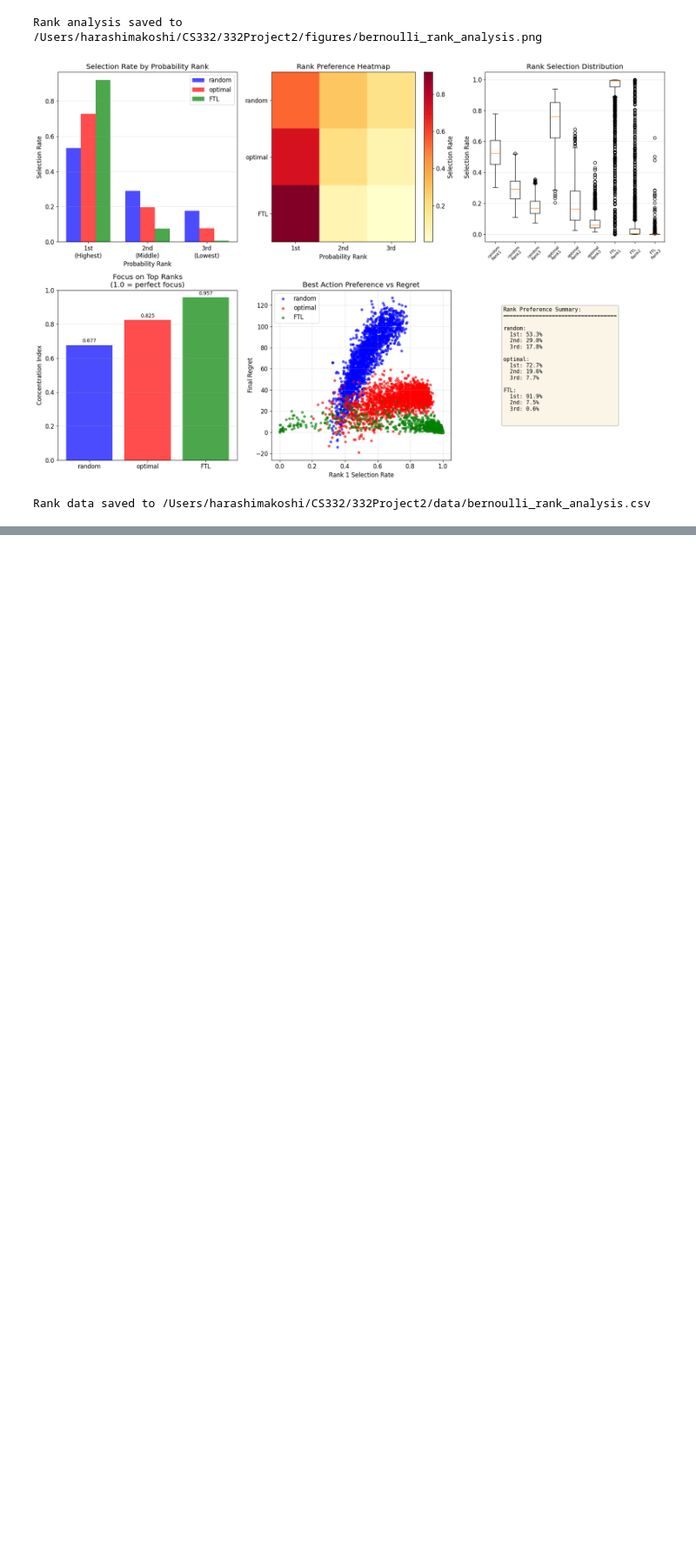
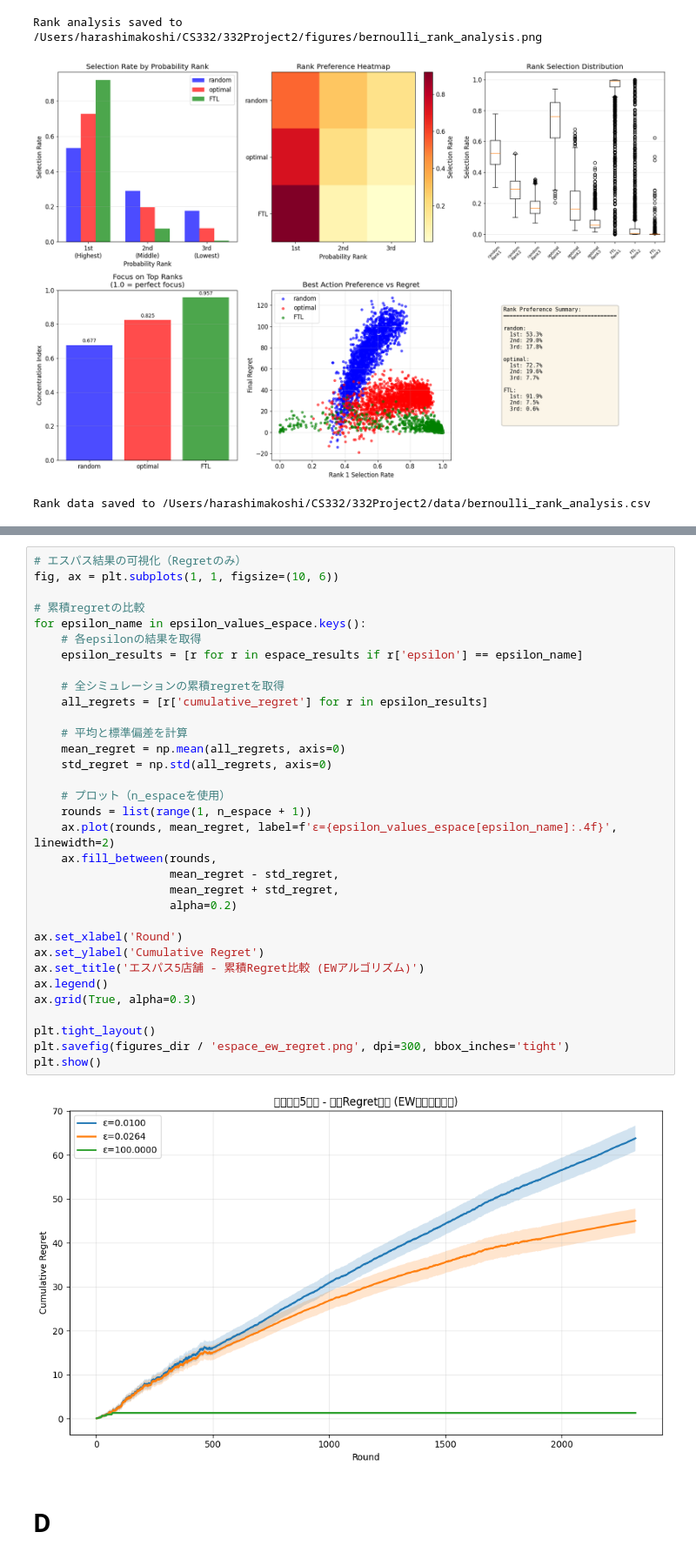
Before and after one commit to KoshiHarashima/CS332, a Jupyter notebook: 332Project2/code/final_analysis.ipynb, the cells around one changed output, grey strips where cells are left out. Shown at 87% size. Cells and saved outputs as stored; diff of their text form; blank space fills up the shorter version.

```diff
--- a/332Project2/code/final_analysis.ipynb
+++ b/332Project2/code/final_analysis.ipynb
@@ -670,0 +575,37 @@ Action Statistics:
+# %%
+# エスパス結果の可視化（Regretのみ）
+fig, ax = plt.subplots(1, 1, figsize=(10, 6))
+
+# 累積regretの比較
+for epsilon_name in epsilon_values_espace.keys():
+    # 各epsilonの結果を取得
+    epsilon_results = [r for r in espace_results if r['epsilon'] == epsilon_name]
+
+    # 全シミュレーションの累積regretを取得
+    all_regrets = [r['cumulative_regret'] for r in epsilon_results]
+
+    # 平均と標準偏差を計算
+    mean_regret = np.mean(all_regrets, axis=0)
+    std_regret = np.std(all_regrets, axis=0)
+
+    # プロット（n_espaceを使用）
+    rounds = list(range(1, n_espace + 1))
+    ax.plot(rounds, mean_regret, label=f'ε={epsilon_values_espace[epsilon_name]:.4f}', linewidth=2)
+    ax.fill_between(rounds,
+                    mean_regret - std_regret,
+                    mean_regret + std_regret,
+                    alpha=0.2)
+
+ax.set_xlabel('Round')
+ax.set_ylabel('Cumulative Regret')
+ax.set_title('エスパス5店舗 - 累積Regret比較 (EWアルゴリズム)')
+ax.legend()
+ax.grid(True, alpha=0.3)
+
+plt.tight_layout()
+plt.savefig(figures_dir / 'espace_ew_regret.png', dpi=300, bbox_inches='tight')
+plt.show()
+# %% [output]
+[figure, added]
+# %% [markdown]
+# D
```
Also changed, not shown: parts of 10 cells of this notebook, 9 other files.
